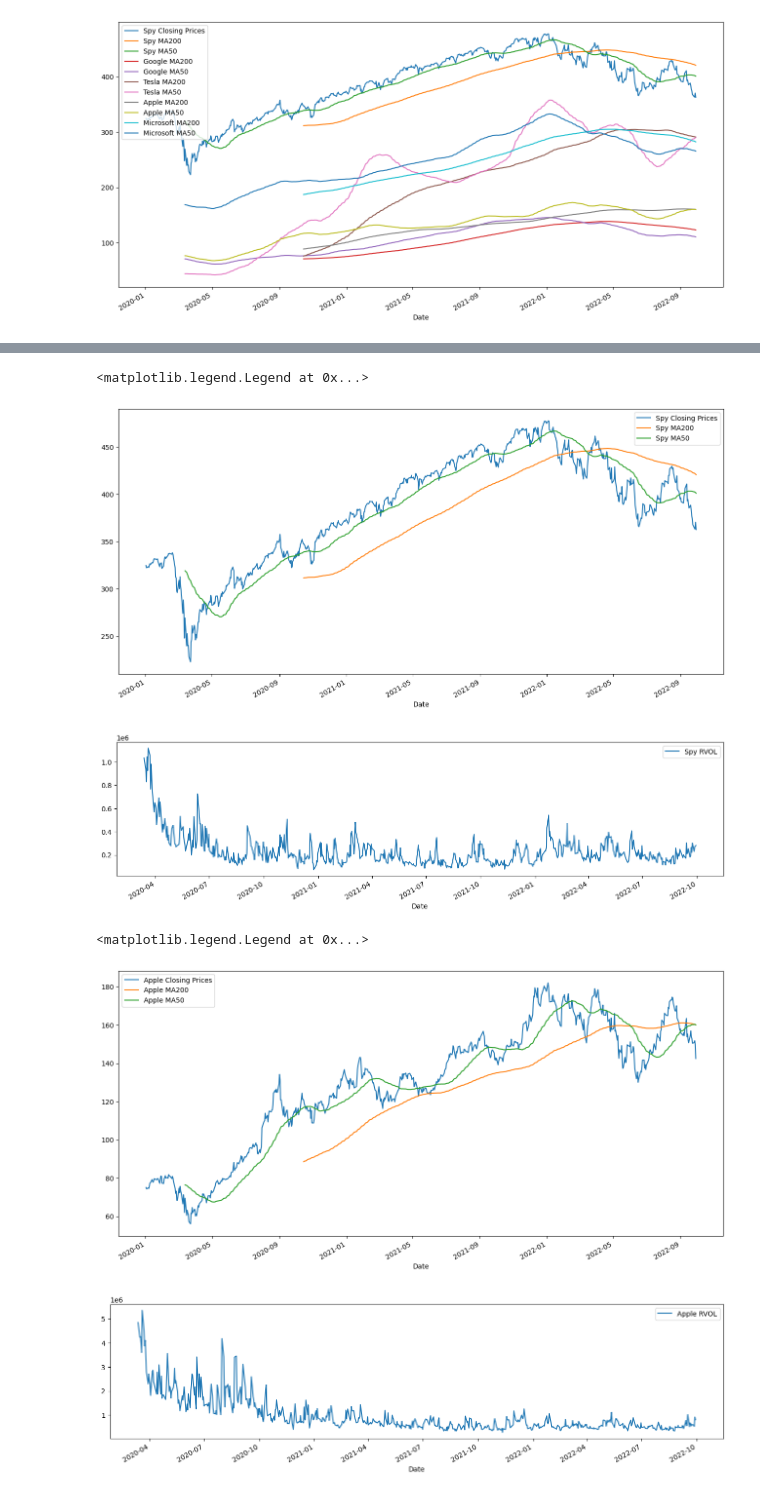
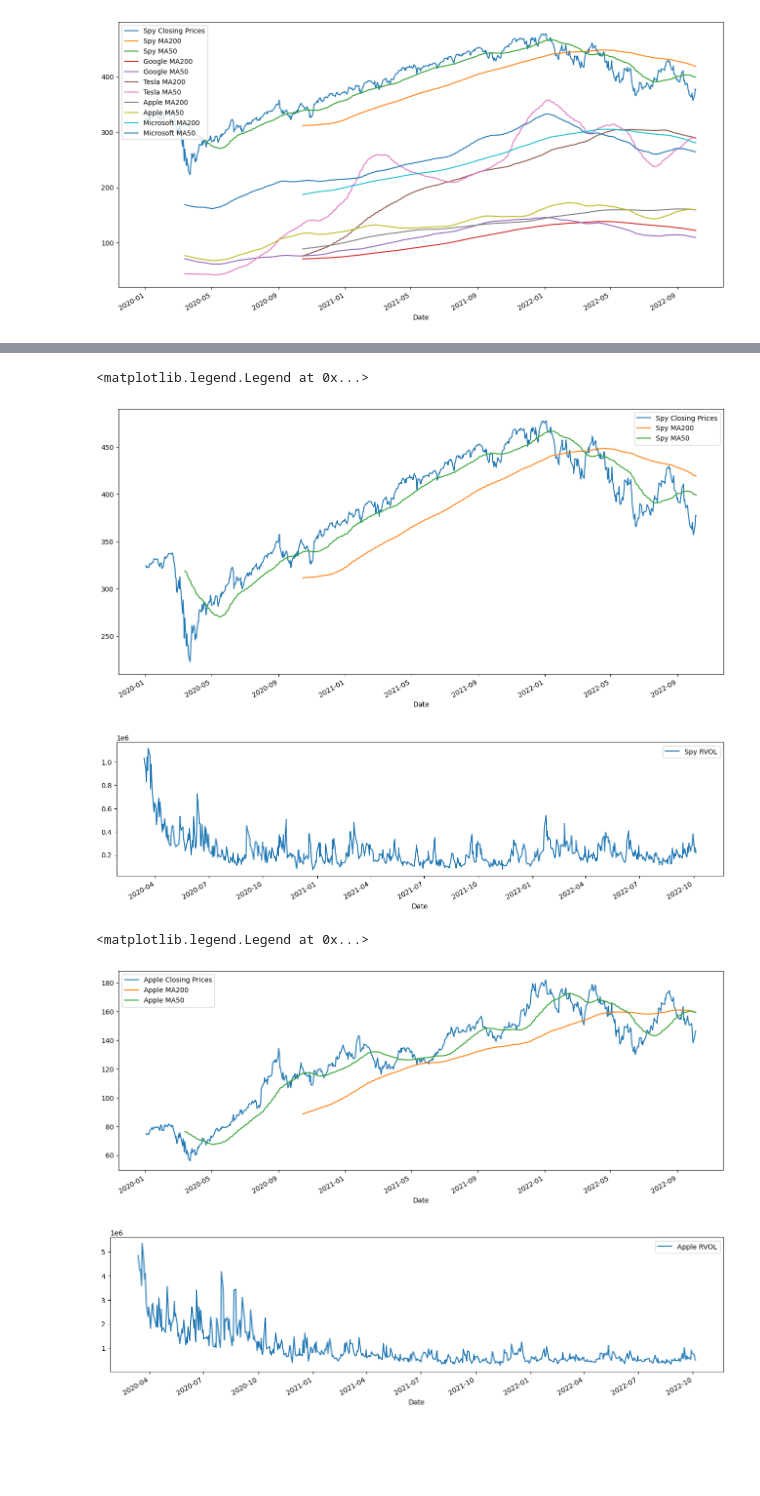
Before and after one commit to andykr1k/StockBackTesting, a Jupyter notebook: DataReader.ipynb, the cells around one changed output, grey strips where cells are left out. Drawn from its saved outputs; the diff is of its cells as text; code cells hidden in the pictures; blank space fills up the shorter version.

```diff
--- a/DataReader.ipynb
+++ b/DataReader.ipynb
@@ -6,7 +6,7 @@ import numpy as np
 %matplotlib inline
 # %%
 start = datetime.datetime(2020,1,1)
-end = datetime.datetime(2022,9,29)
+end = datetime.datetime(2022,10,5)
 # %%
 googl = web.DataReader("GOOGL", "yahoo", start, end)
 aapl = web.DataReader("AAPL", "yahoo", start, end)
@@ -312,17 +312,17 @@ spy['RVOL'].plot(label="Spy RVOL", figsize=(16,4))
 plt.legend()
 # %% [output]
 <matplotlib.legend.Legend at 0x...>
-[figure, old version]
+[figure, new version]
-[figure, old version]
+[figure, new version]
 # %%
-aapl['Close'].plot(label="Apple Closing Prices", figsize=(16,8))
+aapl['Close'].plot(label="Apple Closing Prices", figsize=(16,6))
 aapl['MA200'].plot(label="Apple MA200")
 aapl['MA50'].plot(label="Apple MA50")
 plt.legend()
 plt.figure()
 aapl['RVOL'].plot(label="Apple RVOL", figsize=(16,4))
 plt.legend()
 # %% [output]
 <matplotlib.legend.Legend at 0x...>
-[figure, old version]
+[figure, new version]
 [figure]
```
Also changed, not shown: parts of 19 cells of this notebook.
